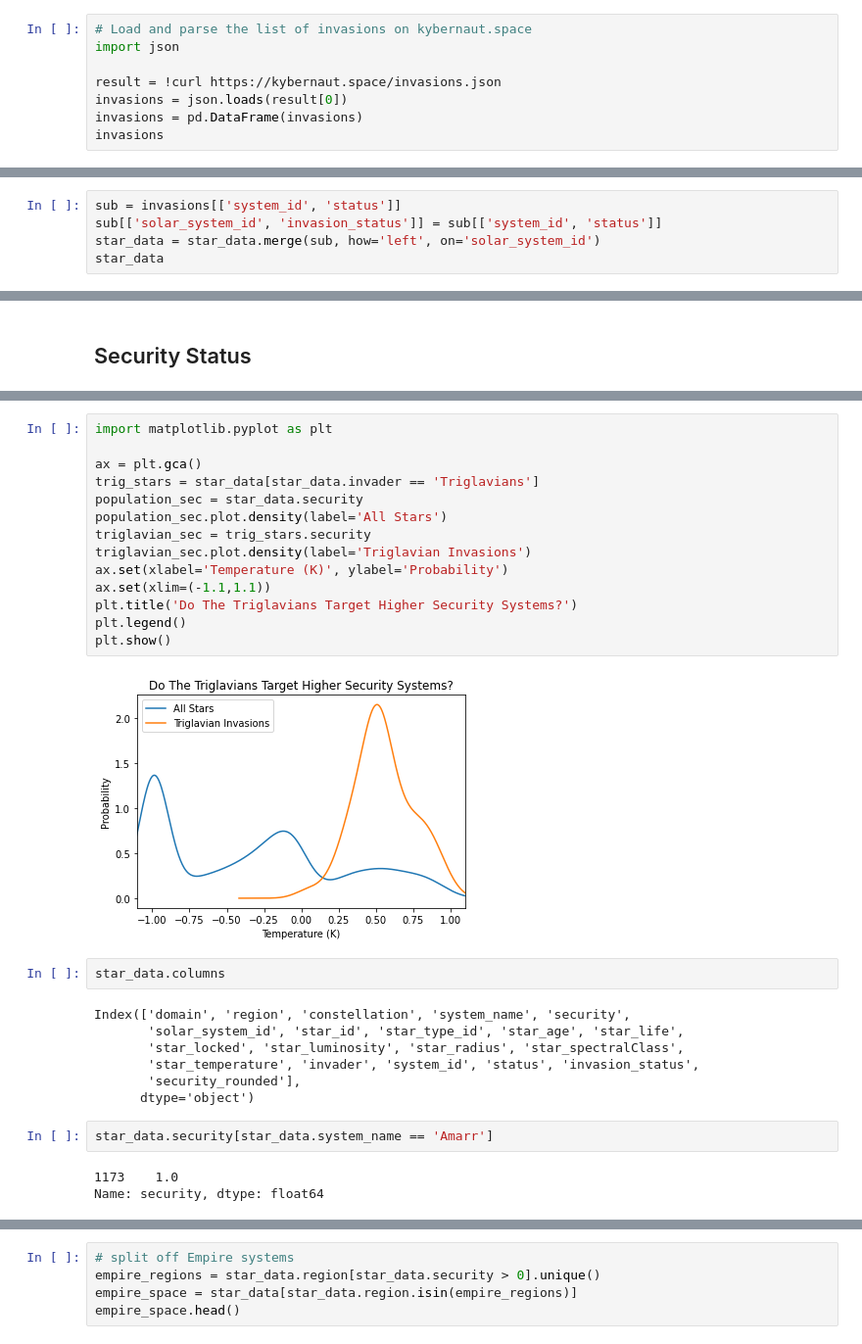
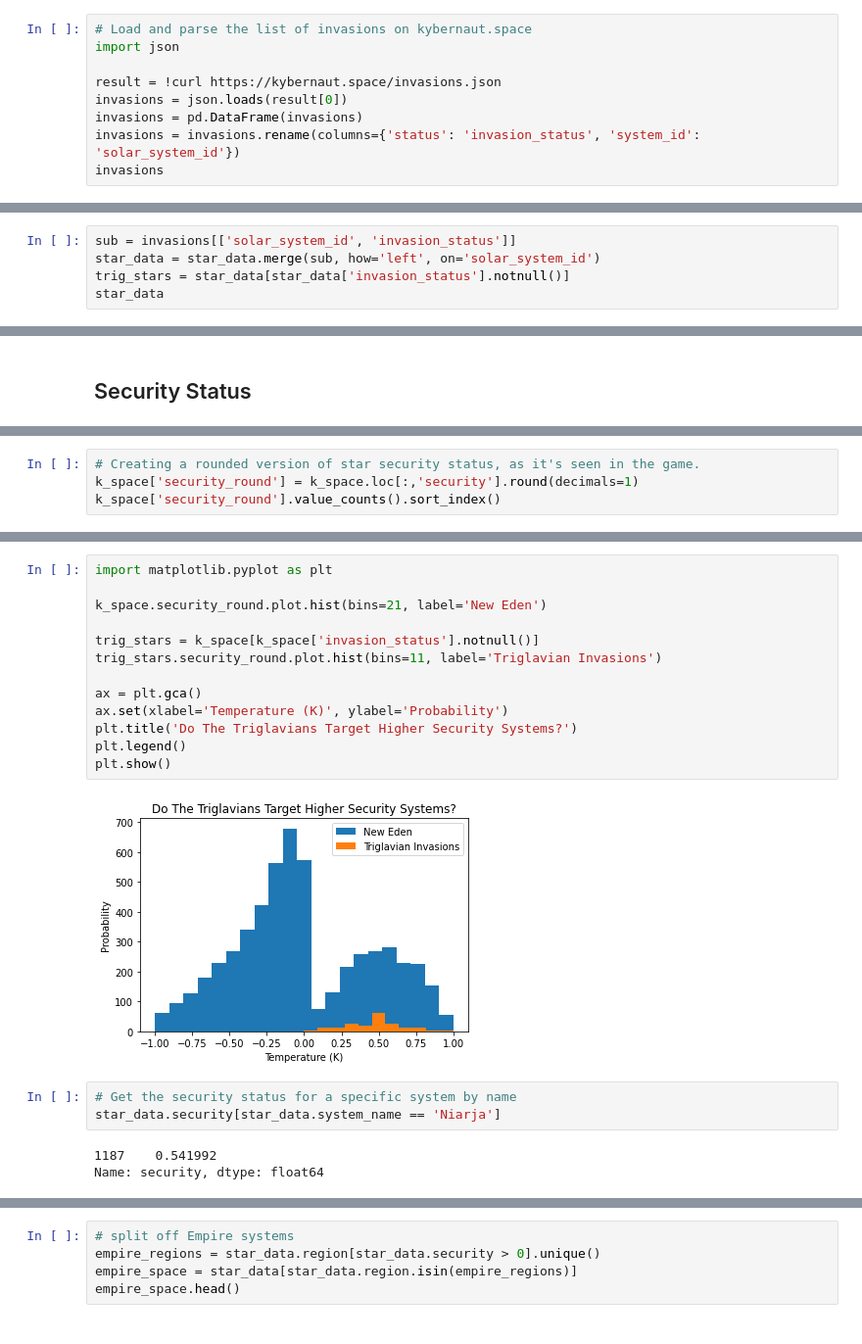
Before and after one commit to jrslagle/EVE-Triglavian-Invasions, a Jupyter notebook: EVE Stars & Incursions.ipynb, the cells around one changed output, grey strips where cells are left out. Shown at 98% size. Cells and saved outputs as stored; diff of their text form.

```diff
--- a/EVE Stars & Incursions.ipynb
+++ b/EVE Stars & Incursions.ipynb
@@ -1581,5 +1566,6 @@ import json
 result = !curl https://kybernaut.space/invasions.json
 invasions = json.loads(result[0])
 invasions = pd.DataFrame(invasions)
+invasions = invasions.rename(columns={'status': 'invasion_status', 'system_id': 'solar_system_id'})
 invasions
 # %% [output]
@@ -1597,8 +1583,8 @@ invasions
 | 191 | 30003553 | fortress | None | 2020-06-03T04:02:40.650Z | Warouh | 0.5 | ... |
 192 rows × 7 columns
 # %%
-sub = invasions[['system_id', 'status']]
-sub[['solar_system_id', 'invasion_status']] = sub[['system_id', 'status']]
+sub = invasions[['solar_system_id', 'invasion_status']]
 star_data = star_data.merge(sub, how='left', on='solar_system_id')
+trig_stars = star_data[star_data['invasion_status'].notnull()]
 star_data
 # %% [output]
@@ -1990,0 +1974,4 @@ plt.show()
+# %%
+# Creating a rounded version of star security status, as it's seen in the game.
+k_space['security_round'] = k_space.loc[:,'security'].round(decimals=1)
+k_space['security_round'].value_counts().sort_index()
@@ -1991,31 +2000,22 @@ plt.show()
 # %%
 import matplotlib.pyplot as plt
 
+k_space.security_round.plot.hist(bins=21, label='New Eden')
+
+trig_stars = k_space[k_space['invasion_status'].notnull()]
+trig_stars.security_round.plot.hist(bins=11, label='Triglavian Invasions')
+
 ax = plt.gca()
-trig_stars = star_data[star_data.invader == 'Triglavians']
-population_sec = star_data.security
-population_sec.plot.density(label='All Stars')
-triglavian_sec = trig_stars.security
-triglavian_sec.plot.density(label='Triglavian Invasions')
 ax.set(xlabel='Temperature (K)', ylabel='Probability')
-ax.set(xlim=(-1.1,1.1))
 plt.title('Do The Triglavians Target Higher Security Systems?')
 plt.legend()
 plt.show()
 # %% [output]
-[figure, old version]
+[figure, new version]
-# %%
-star_data.columns
-# %% [output]
-Index(['domain', 'region', 'constellation', 'system_name', 'security',
-       'solar_system_id', 'star_id', 'star_type_id', 'star_age', 'star_life',
-       'star_locked', 'star_luminosity', 'star_radius', 'star_spectralClass',
-       'star_temperature', 'invader', 'system_id', 'status', 'invasion_status',
-       'security_rounded'],
-      dtype='object')
-# %%
-star_data.security[star_data.system_name == 'Amarr']
-# %% [output]
-1173    1.0
-Name: security, dtype: float64
+# %%
+# Get the security status for a specific system by name
+star_data.security[star_data.system_name == 'Niarja']
+# %% [output]
+1187    0.541992
+Name: security, dtype: float64
 # %%
```
Also changed, not shown: parts of 18 cells of this notebook, 2 other files.
